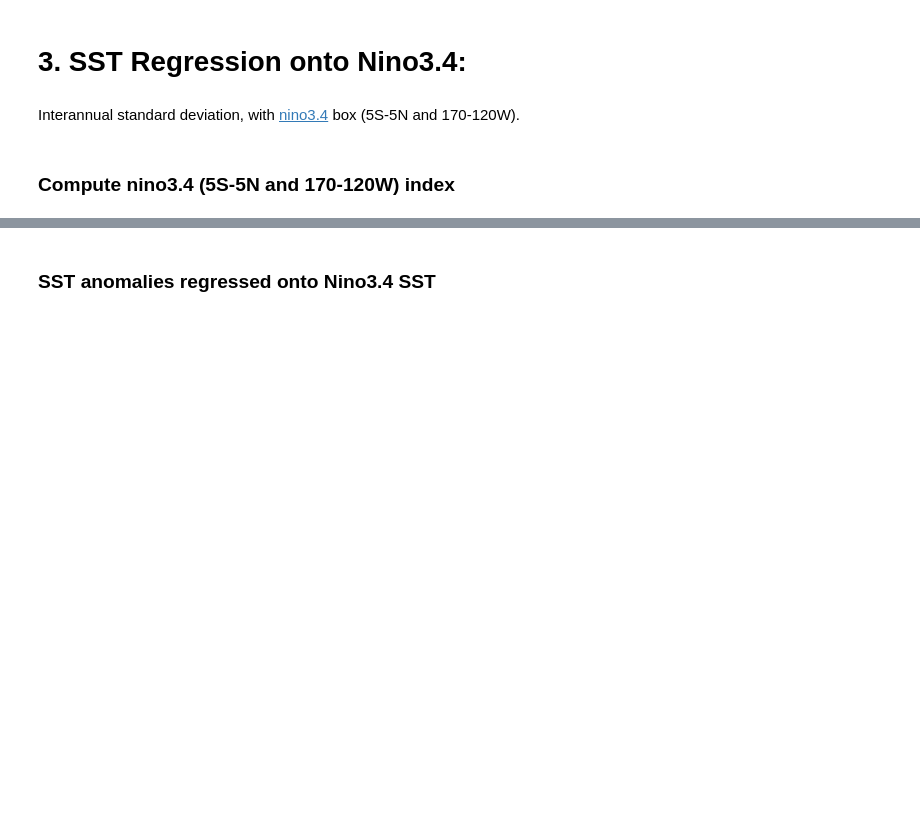
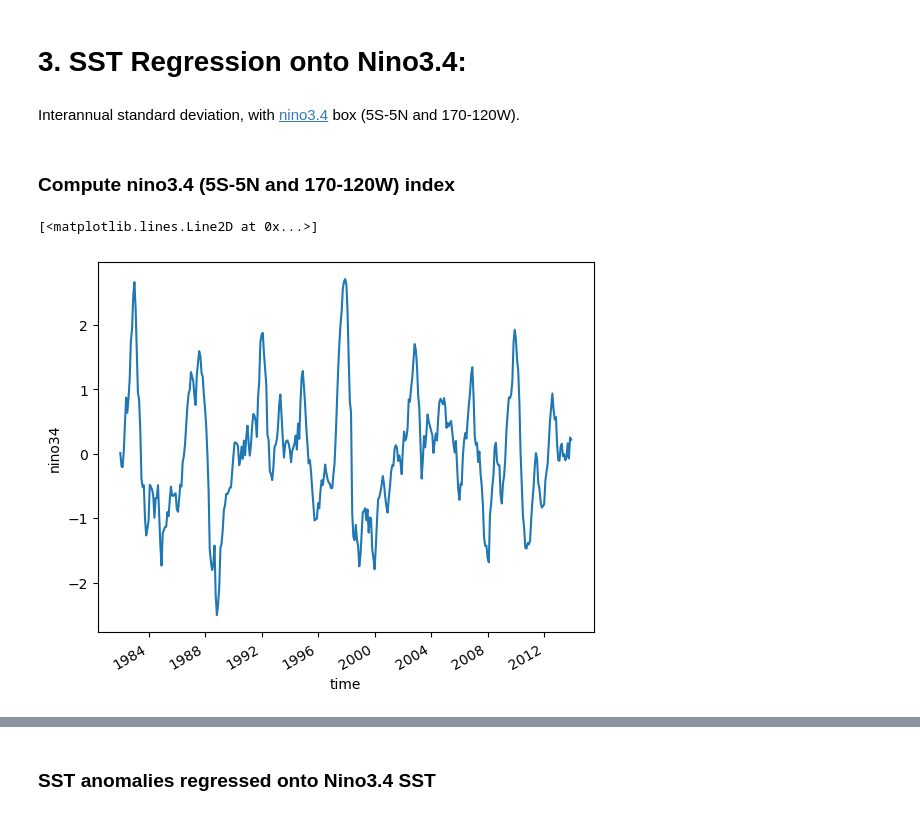
Before and after one commit to massonseb/TDENS, a Jupyter notebook: TD3.ipynb, the cells around one changed output, grey strips where cells are left out. Cells and saved outputs as stored; diff of their text form; code cells hidden in the pictures; blank space fills up the shorter version.

```diff
--- a/TD3.ipynb
+++ b/TD3.ipynb
@@ -70,4 +70,8 @@ Interannual standard deviation, with [nino3.4](https://www.ncdc.noaa.gov/telecon
 # %%
 weights_nino34 = weights.sel(lon=slice(360-169.5,360-120.5), lat=slice(4.5,-4.5))
 nino34_index = sstanom.weighted(weights_nino34).mean(dim=('lon','lat'))
 nino34_index = nino34_index.rename('nino34')   # change variable name
+nino34_index.plot()
+# %% [output]
+[<matplotlib.lines.Line2D at 0x...>]
+[figure, added]
```
Also changed, not shown: parts of 11 cells of this notebook, 1 other file.
